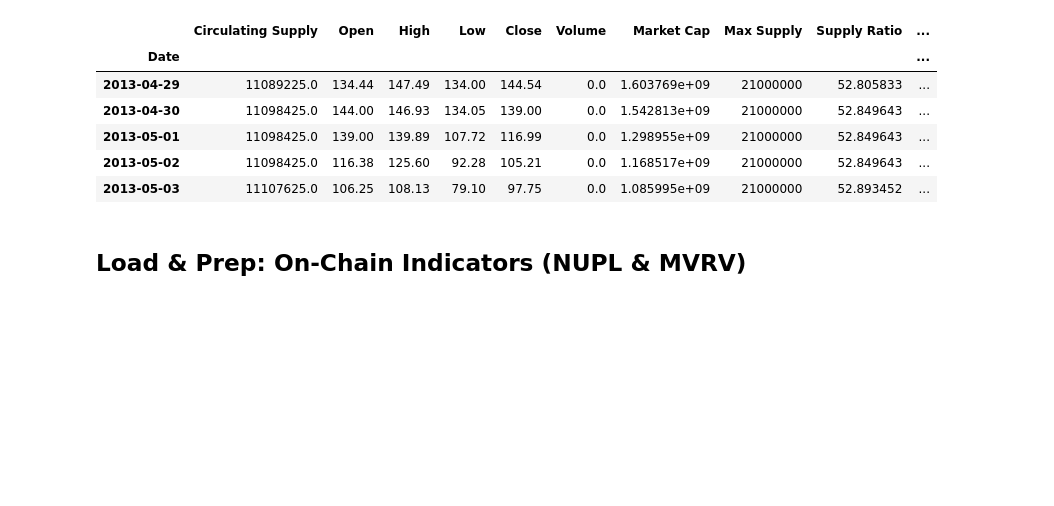
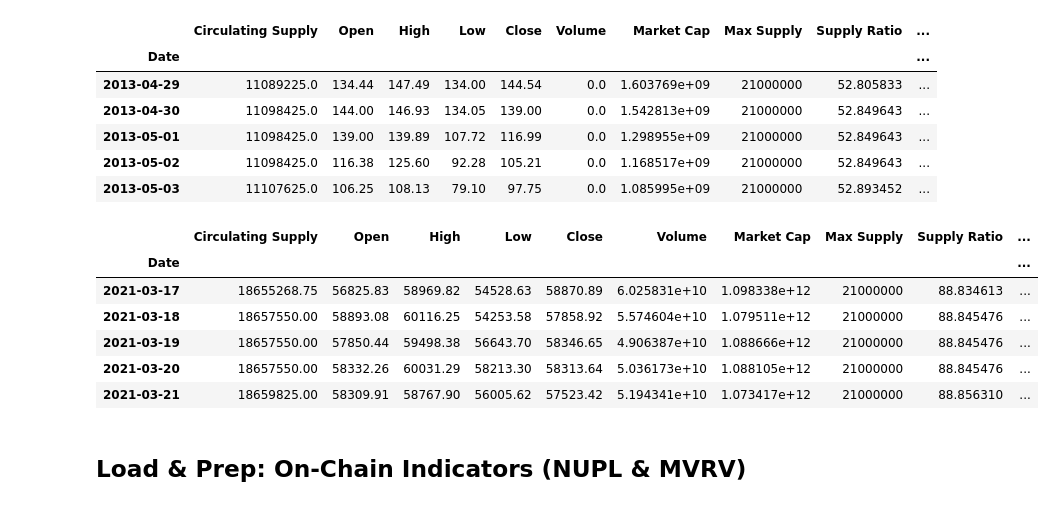
Before and after one commit to bcizek91/crypto_bot_project_2, a Jupyter notebook: BTC_Prep_Model_Master.ipynb, the cells around one changed output. Drawn from its saved outputs; the diff is of its cells as text; code cells hidden in the pictures; blank space fills up the shorter version.

```diff
--- a/BTC_Prep_Model_Master.ipynb
+++ b/BTC_Prep_Model_Master.ipynb
@@ -105,6 +105,58 @@ btc_df.head()
 | 2013-05-01 | 11098425.0 | 139.00 | 139.89 | 107.72 | 116.99 | 0.0 | 1.298955e+09 | 21000000 | 52.849643 | ... |
 | 2013-05-02 | 11098425.0 | 116.38 | 125.60 | 92.28 | 105.21 | 0.0 | 1.168517e+09 | 21000000 | 52.849643 | ... |
 | 2013-05-03 | 11107625.0 | 106.25 | 108.13 | 79.10 | 97.75 | 0.0 | 1.085995e+09 | 21000000 | 52.893452 | ... |
+# %%
+trading_days = 5
+
+# Calculate the portfolio daily returns
+btc_df["Daily Returns"] = btc_df["Close"].pct_change()
+
+# Calculate the cumulative returns
+btc_df["Cumulative Returns"] = (
+    1 + btc_df["Daily Returns"]
+).cumprod() - 1
+
+
+# Calculate annualized return
+btc_df['Annual Return'] = (
+    btc_df['Daily Returns'].rolling(window = trading_days).mean() * trading_days
+)
+
+# Calculate annual volatility
+btc_df['Annual Volatility'] = (
+    btc_df['Daily Returns'].rolling(window = trading_days).std() * np.sqrt(trading_days)
+)
+
+# Calculate Sharpe Ratio
+btc_df['Sharpe Ratio'] = (
+    btc_df['Daily Returns'].rolling(window = trading_days).mean() * trading_days) / (
+    btc_df['Daily Returns'].rolling(window = trading_days).std() * np.sqrt(trading_days)
+)
+
+# Calculate Downside Return
+sortino_ratio_df = btc_df[['Daily Returns']]
+sortino_ratio_df.loc[:,'Downside Returns'] = 0
+#sortino_ratio_df.head()
+
+target = 0
+mask = sortino_ratio_df['Daily Returns'] < target
+sortino_ratio_df.loc[mask, 'Downside Returns'] = sortino_ratio_df['Daily Returns']**2
+
+# Calculate Sortino Ratio
+down_stdev = np.sqrt(sortino_ratio_df['Downside Returns'].rolling(window = trading_days).mean()) * np.sqrt(trading_days)
+expected_return = sortino_ratio_df['Daily Returns'].rolling(window = trading_days).mean() * trading_days
+sortino_ratio = expected_return/down_stdev
+
+btc_df['Sortino Ratio'] = sortino_ratio
+btc_df.tail()
+# %% [output]
+|  | Circulating Supply | Open | High | Low | Close | Volume | Market Cap | Max Supply | Supply Ratio | ... |
+| Date |  |  |  |  |  |  |  |  |  | ... |
+| 2021-03-17 | 18655268.75 | 56825.83 | 58969.82 | 54528.63 | 58870.89 | 6.025831e+10 | 1.098338e+12 | 21000000 | 88.834613 | ... |
+| 2021-03-18 | 18657550.00 | 58893.08 | 60116.25 | 54253.58 | 57858.92 | 5.574604e+10 | 1.079511e+12 | 21000000 | 88.845476 | ... |
+| 2021-03-19 | 18657550.00 | 57850.44 | 59498.38 | 56643.70 | 58346.65 | 4.906387e+10 | 1.088666e+12 | 21000000 | 88.845476 | ... |
+| 2021-03-20 | 18657550.00 | 58332.26 | 60031.29 | 58213.30 | 58313.64 | 5.036173e+10 | 1.088105e+12 | 21000000 | 88.845476 | ... |
+| 2021-03-21 | 18659825.00 | 58309.91 | 58767.90 | 56005.62 | 57523.42 | 5.194341e+10 | 1.073417e+12 | 21000000 | 88.856310 | ... |
 # %% [markdown]
 ## Load & Prep: On-Chain Indicators (NUPL & MVRV)
 # %%
```
Also changed, not shown: parts of 3 cells of this notebook.
